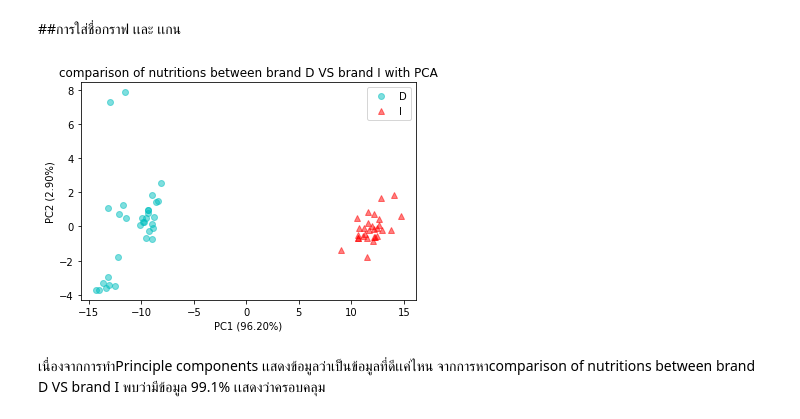
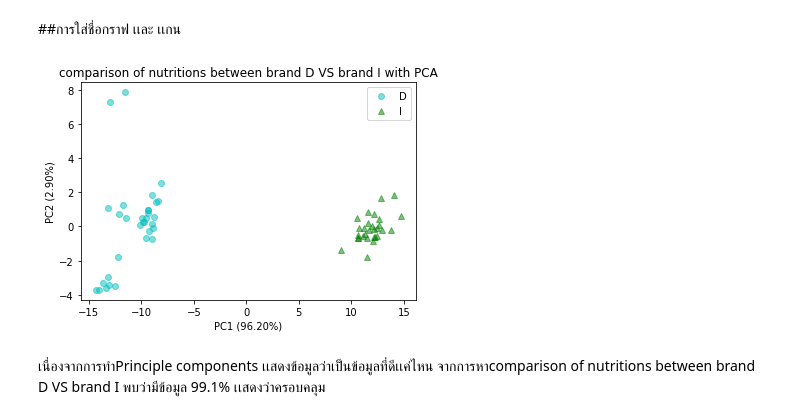
Before and after one commit to Chanunchida-May/multivariate, a Jupyter notebook: Exam01.ipynb, the cells around one changed output. Drawn from its saved outputs; the diff is of its cells as text; code cells hidden in the pictures.

```diff
--- a/Exam01.ipynb
+++ b/Exam01.ipynb
@@ -305,13 +306,13 @@ array([0.96201888, 0.02908381])
 ##การใส่ชื่อกราฟ เเละ เเกน
 # %%
 plt.plot(D_pca[:,0],D_pca[:,1],'oc',alpha=0.5,label='D')
-plt.plot(I_pca[:,0],I_pca[:,1],'^r',alpha=0.5,label='I')
+plt.plot(I_pca[:,0],I_pca[:,1],'^g',alpha=0.5,label='I')
 plt.legend()
 plt.title('comparison of nutritions between brand D VS brand I with PCA')
 plt.xlabel('PC1 (96.20%)') #เเกน X อธิบายค่าของ PC1 ได้ 96.20%
 plt.ylabel('PC2 (2.90%)'); #เเกน y อธิบายค่าของ Pc2 ได้ 2.90%
 # %% [output]
-[figure, old version]
+[figure, new version]
 # %% [markdown]
 เนื่องจากการทำPrinciple components เเสดงข้อมูลว่าเป็นข้อมูลที่ดีเเค่ไหน จากการหาcomparison of nutritions between brand D VS brand I พบว่ามีข้อมูล 99.1% เเสดงว่าครอบคลุม
 # %% [markdown]
```
Also changed, not shown: parts of 7 cells of this notebook.
